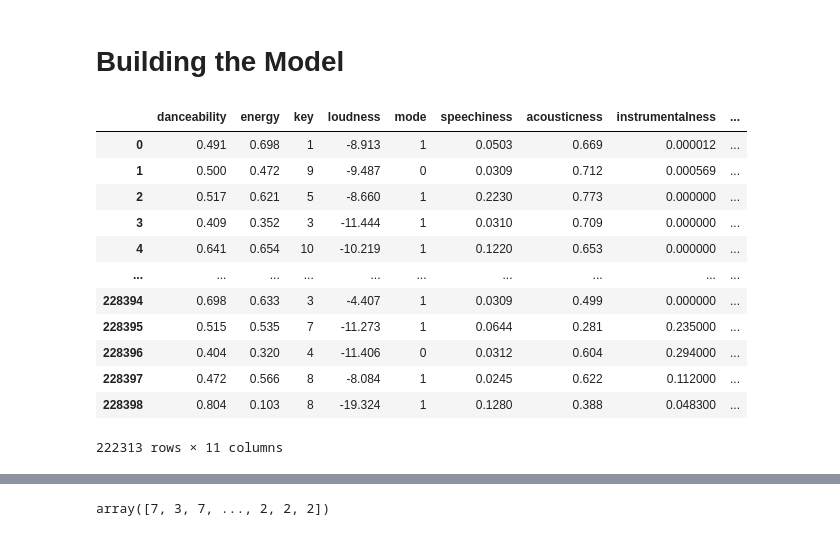
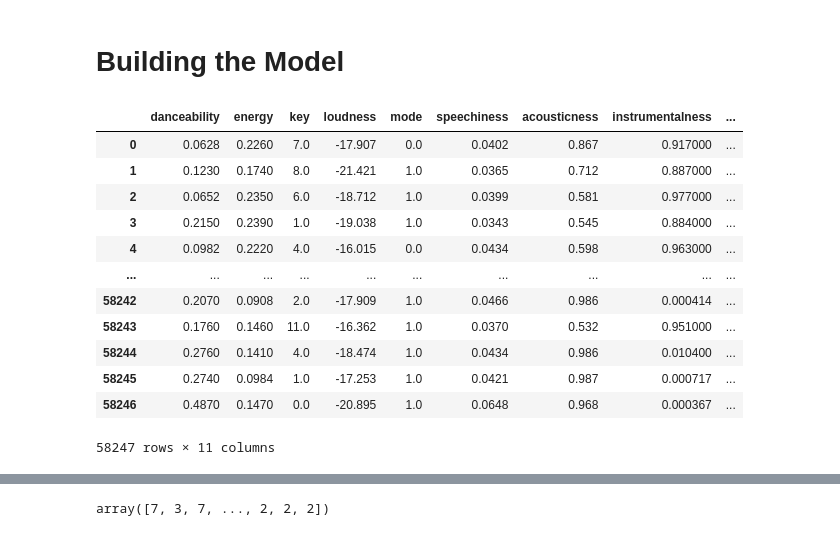
Before and after one commit to NHer0/Song_Recommender_Project, a Jupyter notebook: kmeans_model_nb.ipynb, the cells around one changed output, grey strips where cells are left out. Drawn from its saved outputs; the diff is of its cells as text; code cells hidden in the pictures.

```diff
--- a/kmeans_model_nb.ipynb
+++ b/kmeans_model_nb.ipynb
@@ -14,6 +15,6 @@ import pickle
 # %%
 # Loading the audio features db
 
-songs_db = pd.read_csv("Data/song_data.csv", index_col=0)
+songs_db = pd.read_csv("Data/audiofeatures_db.csv", index_col=0)
 songs_db
 # %% [output]
@@ -35,22 +36,22 @@ songs_db
 # %%
 # Selecting the features
 
-audiofeatures = songs_db.iloc[:, :11]
+audiofeatures = songs_db.iloc[:, 3:]
 audiofeatures
 # %% [output]
 |  | danceability | energy | key | loudness | mode | speechiness | acousticness | instrumentalness | ... |
-| 0 | 0.491 | 0.698 | 1 | -8.913 | 1 | 0.0503 | 0.669 | 0.000012 | ... |
-| 1 | 0.500 | 0.472 | 9 | -9.487 | 0 | 0.0309 | 0.712 | 0.000569 | ... |
-| 2 | 0.517 | 0.621 | 5 | -8.660 | 1 | 0.2230 | 0.773 | 0.000000 | ... |
-| 3 | 0.409 | 0.352 | 3 | -11.444 | 1 | 0.0310 | 0.709 | 0.000000 | ... |
-| 4 | 0.641 | 0.654 | 10 | -10.219 | 1 | 0.1220 | 0.653 | 0.000000 | ... |
+| 0 | 0.0628 | 0.2260 | 7.0 | -17.907 | 0.0 | 0.0402 | 0.867 | 0.917000 | ... |
+| 1 | 0.1230 | 0.1740 | 8.0 | -21.421 | 1.0 | 0.0365 | 0.712 | 0.887000 | ... |
+| 2 | 0.0652 | 0.2350 | 6.0 | -18.712 | 1.0 | 0.0399 | 0.581 | 0.977000 | ... |
+| 3 | 0.2150 | 0.2390 | 1.0 | -19.038 | 1.0 | 0.0343 | 0.545 | 0.884000 | ... |
+| 4 | 0.0982 | 0.2220 | 4.0 | -16.015 | 0.0 | 0.0434 | 0.598 | 0.963000 | ... |
 | ... | ... | ... | ... | ... | ... | ... | ... | ... | ... |
-| 228394 | 0.698 | 0.633 | 3 | -4.407 | 1 | 0.0309 | 0.499 | 0.000000 | ... |
-| 228395 | 0.515 | 0.535 | 7 | -11.273 | 1 | 0.0644 | 0.281 | 0.235000 | ... |
-| 228396 | 0.404 | 0.320 | 4 | -11.406 | 0 | 0.0312 | 0.604 | 0.294000 | ... |
-| 228397 | 0.472 | 0.566 | 8 | -8.084 | 1 | 0.0245 | 0.622 | 0.112000 | ... |
-| 228398 | 0.804 | 0.103 | 8 | -19.324 | 1 | 0.1280 | 0.388 | 0.048300 | ... |
+| 58242 | 0.2070 | 0.0908 | 2.0 | -17.909 | 1.0 | 0.0466 | 0.986 | 0.000414 | ... |
+| 58243 | 0.1760 | 0.1460 | 11.0 | -16.362 | 1.0 | 0.0370 | 0.532 | 0.951000 | ... |
+| 58244 | 0.2760 | 0.1410 | 4.0 | -18.474 | 1.0 | 0.0434 | 0.986 | 0.010400 | ... |
+| 58245 | 0.2740 | 0.0984 | 1.0 | -17.253 | 1.0 | 0.0421 | 0.987 | 0.000717 | ... |
+| 58246 | 0.4870 | 0.1470 | 0.0 | -20.895 | 1.0 | 0.0648 | 0.968 | 0.000367 | ... |
-222313 rows × 11 columns
+58247 rows × 11 columns
 # %%
 # Scaling them
 
```
Also changed, not shown: parts of 13 cells of this notebook.
